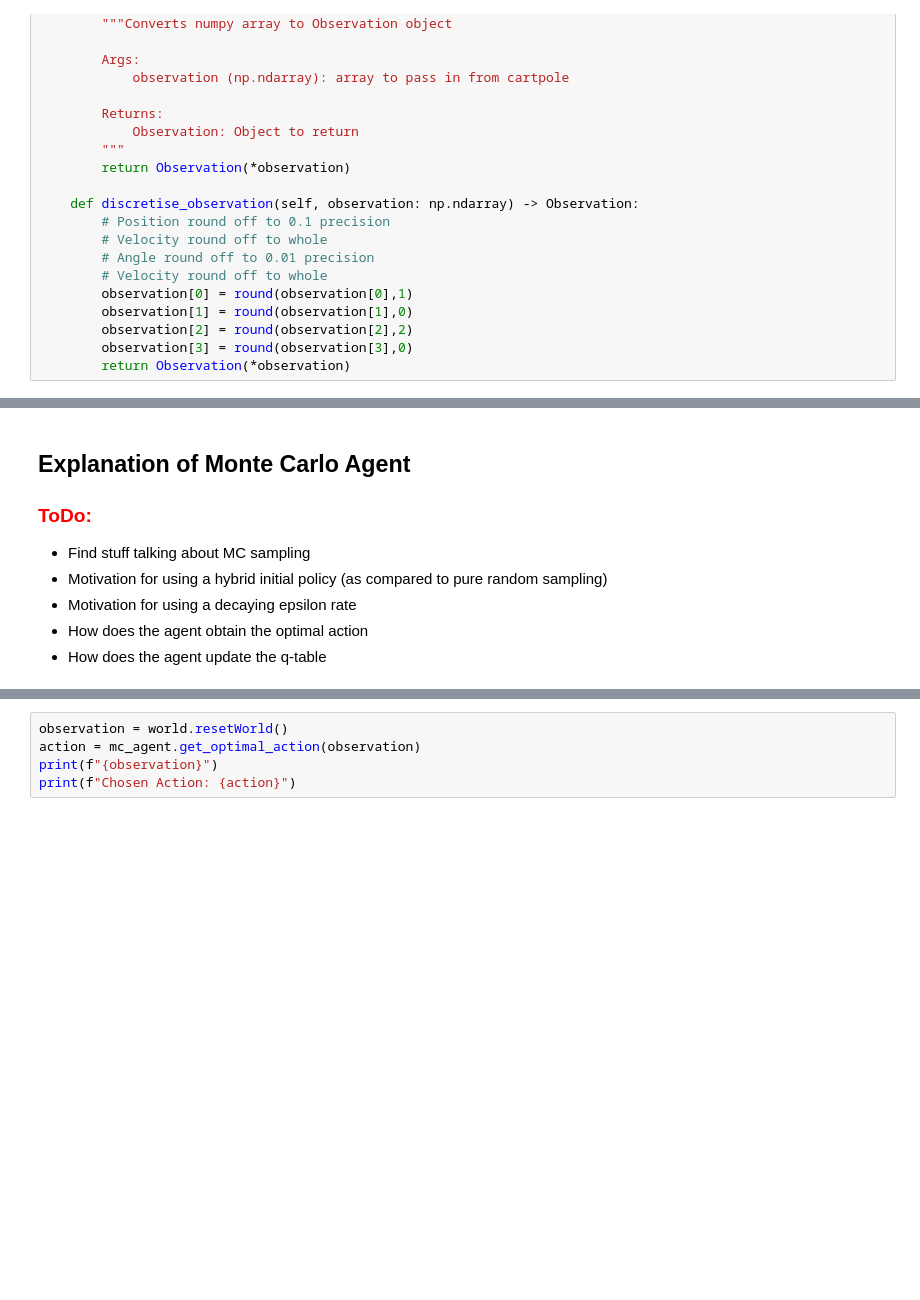
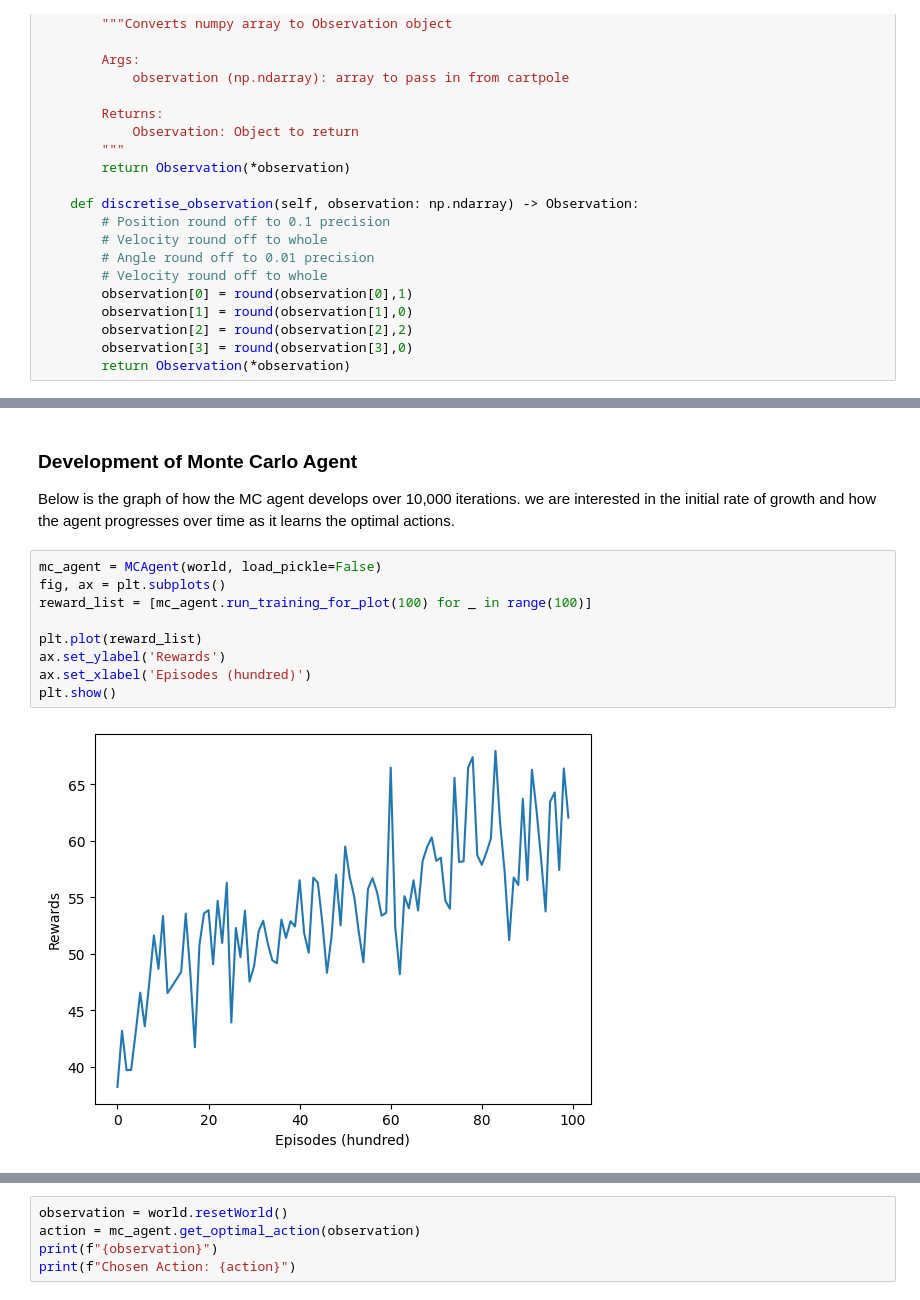
Before and after one commit to HiIAmTzeKean/SC3000-Artificial-Intelligence, a Jupyter notebook: cartpole.ipynb, the cells around one changed output, grey strips where cells are left out. Saved outputs shown, nothing was run; the diff lists cells and outputs as text; blank space fills up the shorter version.

```diff
--- a/cartpole.ipynb
+++ b/cartpole.ipynb
@@ -291,10 +320,14 @@ mc_agent = MCAgent(world)
-# %% [markdown]
-## Explanation of Monte Carlo Agent
-
-### <span style="color:red">ToDo:</span>
-
-  - Find stuff talking about MC sampling
-  - Motivation for using a hybrid initial policy (as compared to pure random sampling)
-  - Motivation for using a decaying epsilon rate
-  - How does the agent obtain the optimal action
-  - How does the agent update the q-table
+# %% [markdown]
+### Development of Monte Carlo Agent
+Below is the graph of how the MC agent develops over 10,000 iterations. we are interested in the initial rate of growth and how the agent progresses over time as it learns the optimal actions.
+# %%
+mc_agent = MCAgent(world, load_pickle=False)
+fig, ax = plt.subplots()
+reward_list = [mc_agent.run_training_for_plot(100) for _ in range(100)]
+
+plt.plot(reward_list)
+ax.set_ylabel('Rewards')
+ax.set_xlabel('Episodes (hundred)')
+plt.show()
+# %% [output]
+[figure, added]
```
Also changed, not shown: parts of 47 cells of this notebook, 1 other file.
